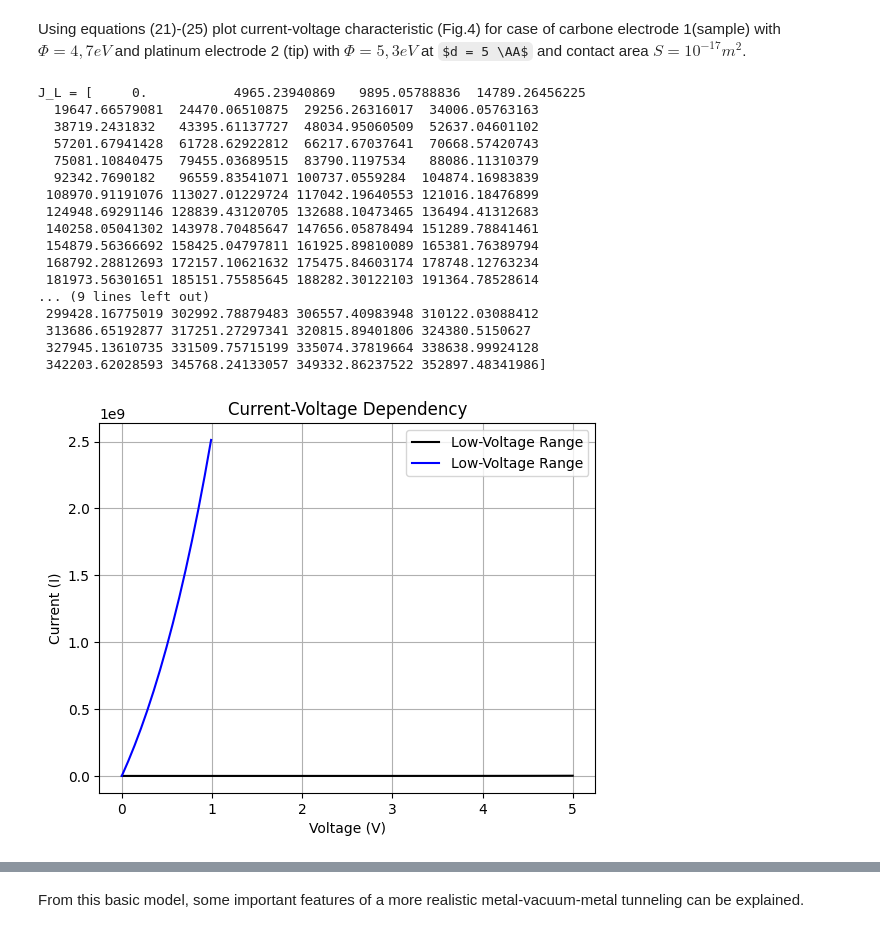
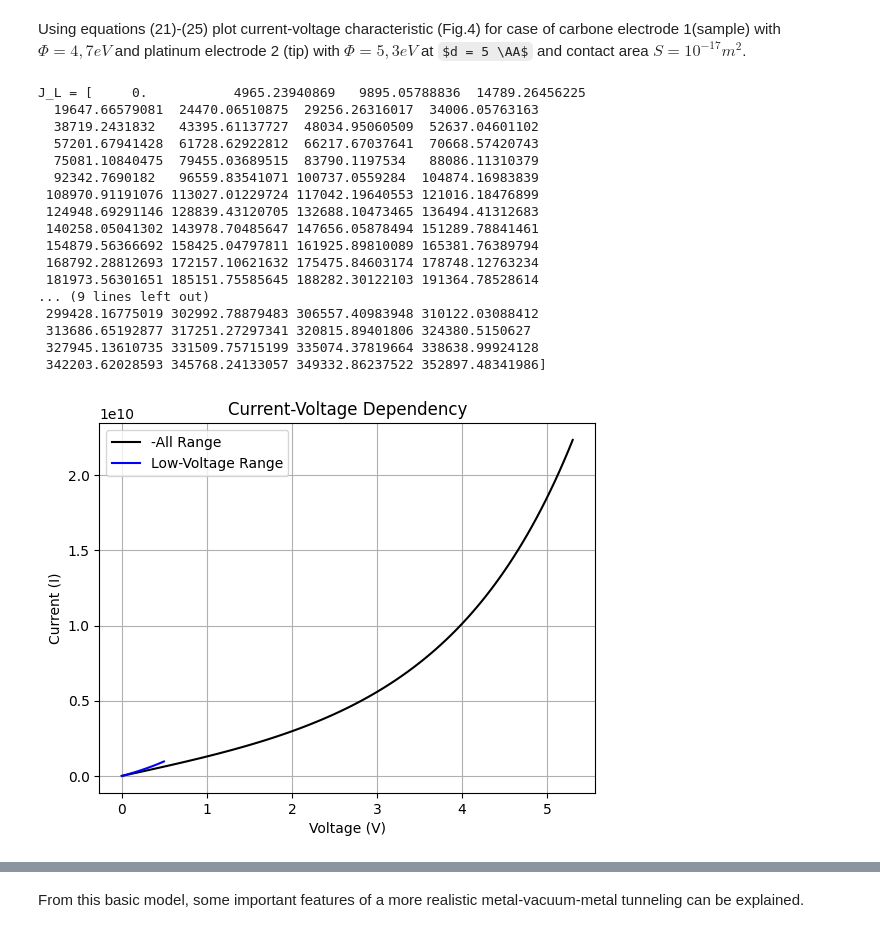
Before and after one commit to MariyaSV78/notebook_STM, a Jupyter notebook: STM/STM.ipynb, the cells around one changed output, grey strips where cells are left out. Drawn from its saved outputs; the diff is of its cells as text; code cells hidden in the pictures; some formulas as TeX source.

Commit message:
fix new expression for middle voltage

```diff
--- a/STM/STM.ipynb
+++ b/STM/STM.ipynb
@@ -393,7 +393,7 @@ S = 2 * np.pi * (5e-10)**2
 # phi= (phi_s + phi_t)/2
 
 
-V0 = np.linspace(0, 5, 100)
+V0 = np.linspace(0, 5.3, 100)
 ds = np.zeros_like(V0)
 phi = np.zeros_like(V0)
 beta = np.zeros_like(V0)
@@ -511,7 +511,7 @@ phi = np.zeros_like(V)
 beta = np.zeros_like(V)
 
 # Low-Voltage Range : phi >> eV
-cond1 = V < 1
+cond1 = V < 0.5
 delta[cond1] = d
 phi[cond1] = (phi_s + phi_t) / 2
 beta[cond1]= 1
@@ -519,7 +519,7 @@ beta[cond1]= 1
 # Intermediate-Voltage Range : eV < phi
 cond2 = V <= phi_t / e
 delta[cond2] = d
-phi[cond2] = (phi_s + (phi_t - e*V[cond2])) / 2
+phi[cond2] = (phi_s + phi_t - e*V[cond2]) / 2
 beta[cond2] = 1
 
 # High-Voltage Range: eV > phi_t
@@ -552,12 +552,12 @@ sigma = (A2 * d * e)**2 / (96 * phi) - A2*d * e**2 / (32 * phi**1.5)
 # phi = (phi_s + phi_t - e * V)/2
 
 J_L2 = ((e**2) * np.sqrt(2*m)) / (beta * (2*np.pi*hbar)**2) #eq.22
-J_2 = J_L2 * np.sqrt(phi) * np.exp(-A2 * d * np.sqrt(phi)) * (V + sigma * V) / d #eq.23
+# J_2 = J_L2 * np.sqrt(phi) * np.exp(-A2 * d * np.sqrt(phi)) * (V + sigma * V) / d #eq.23
 
 # J_2 = (np.sqrt(2 * m) / h**2) * e * V * (phi_s + e * V / 2) * np.exp((-4 * np.pi * d / h ) * np.sqrt(2 * m) * (phi_s + np.sqrt(e * V / 2))) # old article
 
 
-J_2[~cond2] = np.nan
+# J_2[~cond2] = np.nan
 
 # High-Voltage Range: eV > phi_t
 
@@ -577,52 +577,52 @@ J_3[cond2] = np.nan
 
 #if eV > phi + mu
 
-# V_4=np.linspace(7, 10, 100)
+V_4=np.linspace(5, 6, 100)
 
-# d_4 = d*phi_s/(phi_s - phi_t + e*V_4)
+d_4 = d*phi_s/(phi_s - phi_t + e*V_4)
 
-# F = V_4/d_4
+F = V_4/d_4
 
-# J_4 = (e**3)*(F**2)/(8*(math.pi**2)*hbar*phi_s*(beta**2))*np.exp(-4*math.pi*beta*(phi_s**(3/2))*np.sqrt(m)/(e*F))#eq.25
- #eq.24
+J_4 = (e**3)*(F**2)/(8*(np.pi**2)*hbar*phi_s*(beta**2))*np.exp(-4*np.pi*beta*(phi_s**(3/2))*np.sqrt(m)/(e*F))#eq.25
+#eq.24
 
 
 # Plot each interval's I(V) dependency
-plt.plot(V0, J, label="Low-Voltage Range", color='black')
+plt.plot(V0, J, label="-All Range", color='black')
 
 plt.plot(V, J_1, label="Low-Voltage Range", color='blue')
 # plt.plot(V, J_2, label="Intermediate-Voltage Range", color='red')
 # plt.plot(V, J_3, label="High-Voltage Range", color='green')
 # plt.plot(V_4, J_4, label="High-Voltage Range (if eV > phi + mu)", color='orange')
 
 # Add labels and legend
 plt.xlabel('Voltage (V)')
 plt.ylabel('Current (I)')
 plt.title('Current-Voltage Dependency')
 plt.legend()
 
 # Show the plot
 plt.grid(True)
 plt.show()
 # %% [output]
 J_L = [     0.           4965.23940869   9895.05788836  14789.26456225
   19647.66579081  24470.06510875  29256.26316017  34006.05763163
   38719.2431832   43395.61137727  48034.95060509  52637.04601102
   57201.67941428  61728.62922812  66217.67037641  70668.57420743
   75081.10840475  79455.03689515  83790.1197534   88086.11310379
   92342.7690182   96559.83541071 100737.0559284  104874.16983839
  108970.91191076 113027.01229724 117042.19640553 121016.18476899
  124948.69291146 128839.43120705 132688.10473465 136494.41312683
  140258.05041302 143978.70485647 147656.05878494 151289.78841461
  154879.56366692 158425.04797811 161925.89810089 165381.76389794
  168792.28812693 172157.10621632 175475.84603174 178748.12763234
  181973.56301651 185151.75585645 188282.30122103 191364.78528614
 ... (9 lines left out)
  299428.16775019 302992.78879483 306557.40983948 310122.03088412
  313686.65192877 317251.27297341 320815.89401806 324380.5150627
  327945.13610735 331509.75715199 335074.37819664 338638.99924128
  342203.62028593 345768.24133057 349332.86237522 352897.48341986]
-[figure, old version]
+[figure, new version]
 # %%
 V = np.linspace(0, 7, 100)
 ds = np.zeros_like(V)
```
Also changed, not shown: parts of 7 cells of this notebook.
